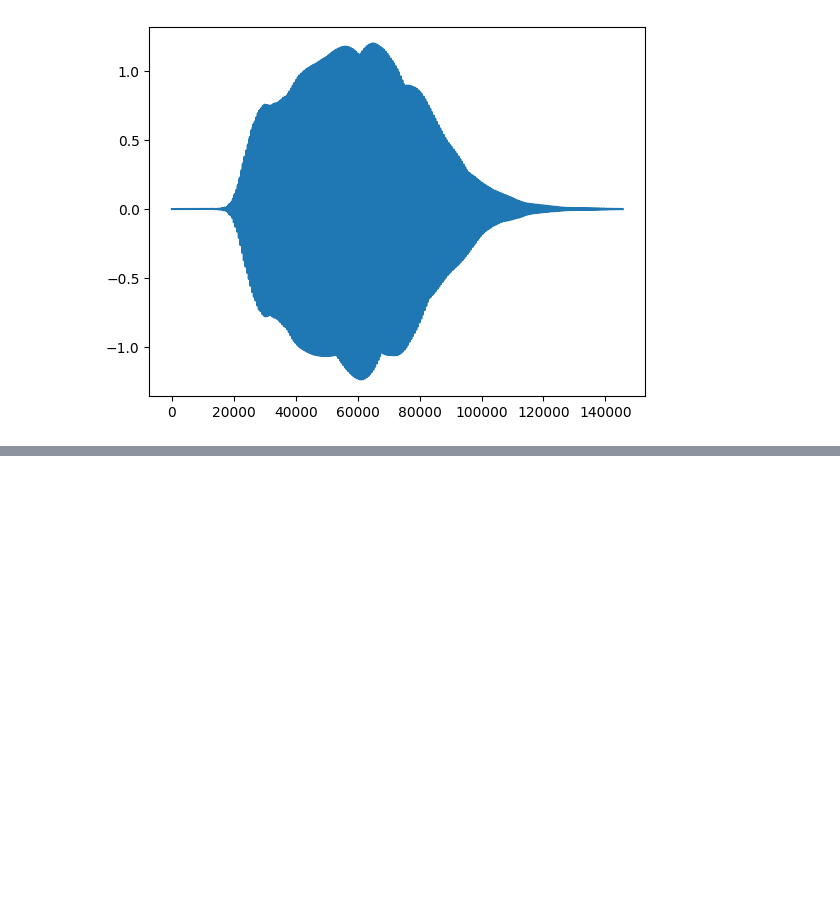
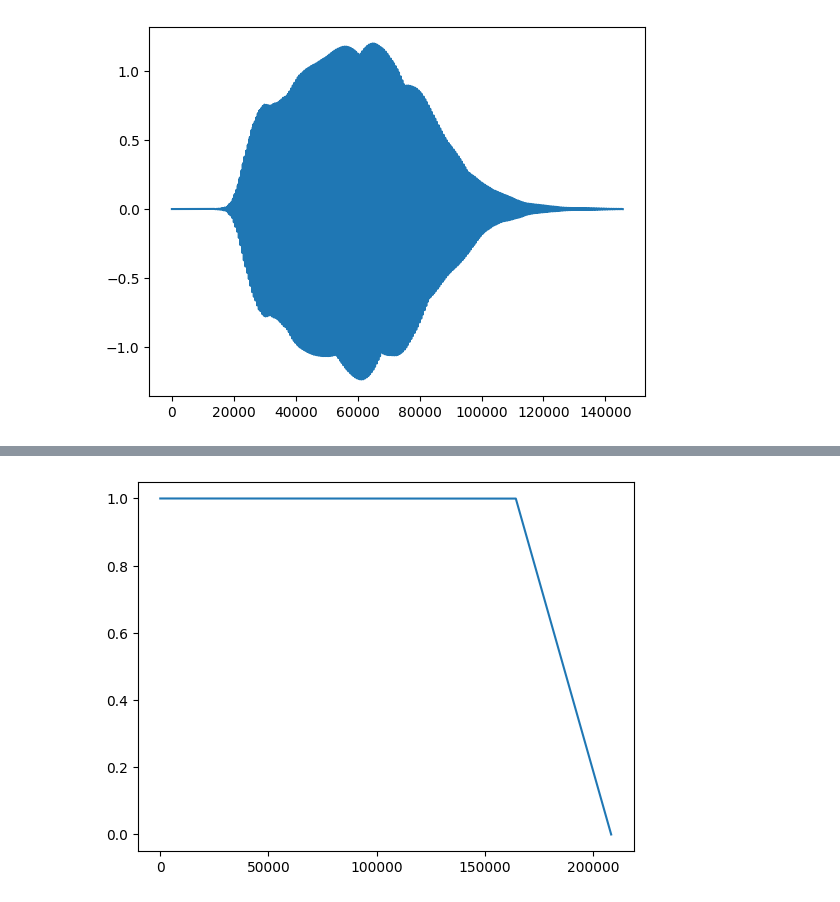
Before and after one commit to leoauri/tone-datagen, a Jupyter notebook: nbs/02_mix.ipynb, the cells around one changed output, grey strips where cells are left out. Cells and saved outputs as stored; diff of their text form; code cells hidden in the pictures; blank space fills up the shorter version.

```diff
--- a/nbs/02_mix.ipynb
+++ b/nbs/02_mix.ipynb
@@ -66,0 +69,20 @@ see(reverb(np.array(list(smix.copy())), rate))
+# %%
+s, Hz = sHz(rate)
+tonegen = RandomToneGen(
+    gamma(3) * 100 + 20,
+    gamma(2) * -2 - 2,
+    uniform(0, 1.5) + clip(gamma(0.9) * 0.2, high=4),
+    uniform(0.05, 0.6),
+    uniform(),
+    uniform(0.05, 1)
+)
+reverb = Pedalboard([Reverb(wet_level=1, dry_level=0.2, room_size=0.75)])
+
+smix = Streamix()
+for _ in range(quant(normal() * 0.8 + 2.7, range(1, 6))()):
+    smix.add(0, tonegen())
+
+env = Stream(ones(len(list(smix.copy())) + s), line(s, 1, 0))
+see(env.copy())
+# %% [output]
+[figure, added]
```
Also changed, not shown: parts of 10 cells of this notebook.
